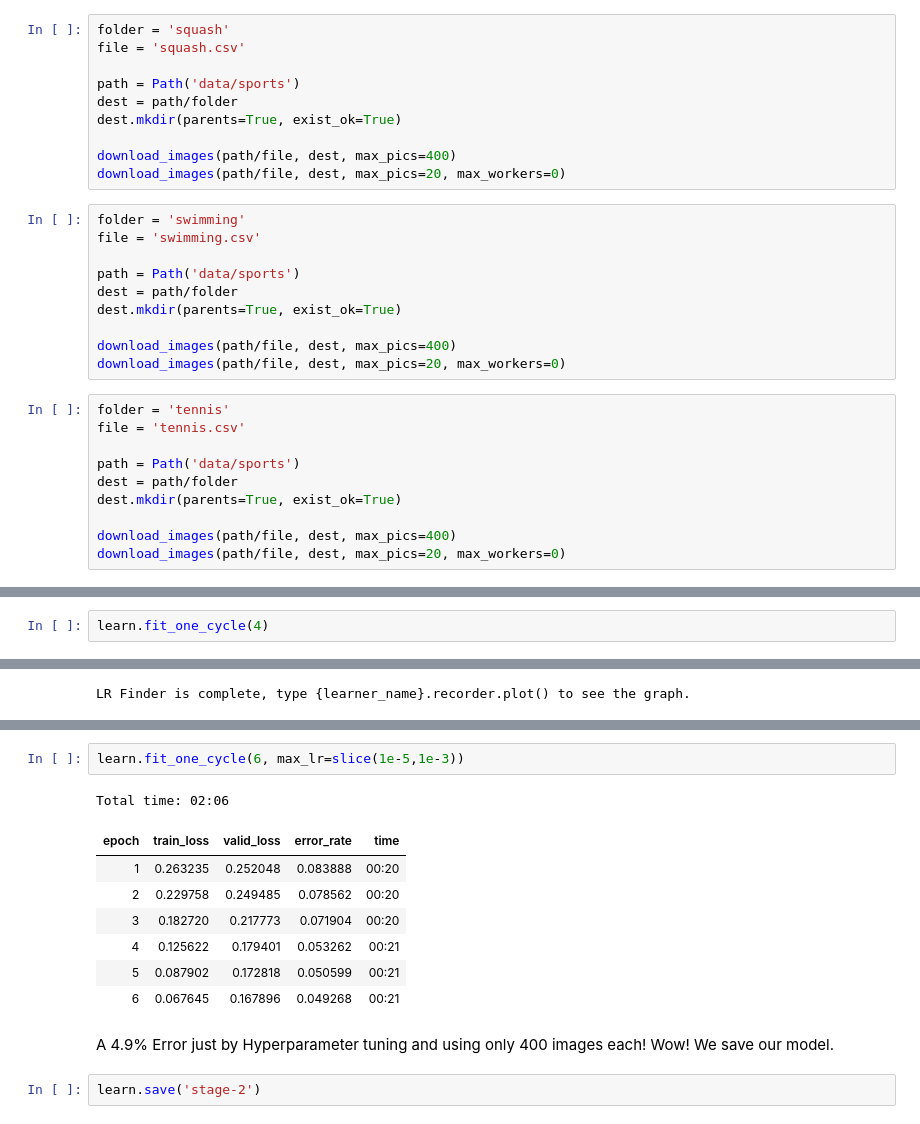
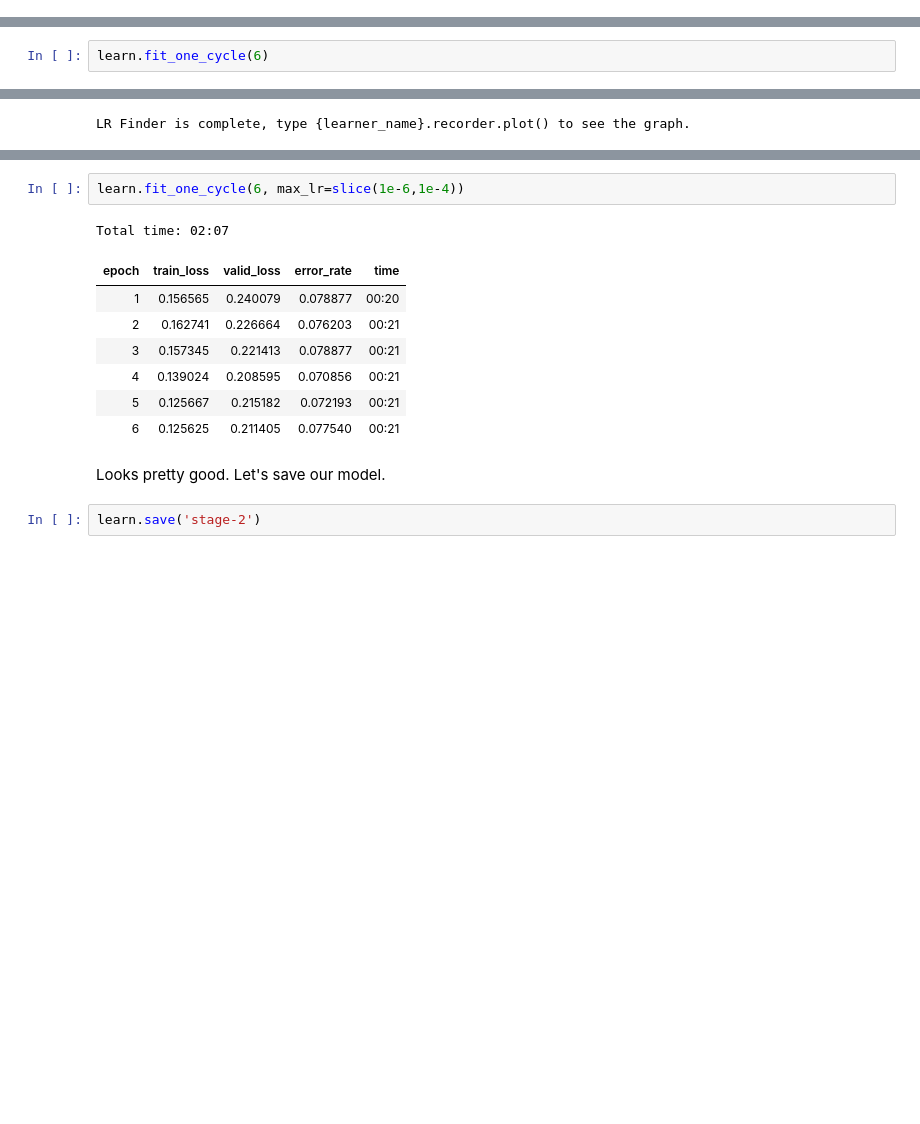
Before and after one commit to dgupta95/Computer-Vision, a Jupyter notebook: Sport_classification/Sports_Classification.ipynb, the cells around one changed output, grey strips where cells are left out. Cells and saved outputs as stored; diff of their text form; blank space fills up the shorter version.

```diff
--- a/Sport_classification/Sports_Classification.ipynb
+++ b/Sport_classification/Sports_Classification.ipynb
@@ -112,30 +51,0 @@ download_images(path/file, dest, max_pics=20, max_workers=0)
-# %%
-folder = 'squash'
-file = 'squash.csv'
-
-path = Path('data/sports')
-dest = path/folder
-dest.mkdir(parents=True, exist_ok=True)
-
-download_images(path/file, dest, max_pics=400)
-download_images(path/file, dest, max_pics=20, max_workers=0)
-# %%
-folder = 'swimming'
-file = 'swimming.csv'
-
-path = Path('data/sports')
-dest = path/folder
-dest.mkdir(parents=True, exist_ok=True)
-
-download_images(path/file, dest, max_pics=400)
-download_images(path/file, dest, max_pics=20, max_workers=0)
-# %%
-folder = 'tennis'
-file = 'tennis.csv'
-
-path = Path('data/sports')
-dest = path/folder
-dest.mkdir(parents=True, exist_ok=True)
-
-download_images(path/file, dest, max_pics=400)
-download_images(path/file, dest, max_pics=20, max_workers=0)
@@ -229,5 +126,5 @@ I train a CNN resnet34 for this task.
 # %%
 learn = create_cnn(data, models.resnet34, metrics=error_rate)
 # %%
-learn.fit_one_cycle(4)
+learn.fit_one_cycle(6)
 # %% [output]
@@ -257,16 +156,16 @@ learn.recorder.plot()
 # %%
-learn.fit_one_cycle(6, max_lr=slice(1e-5,1e-3))
+learn.fit_one_cycle(6, max_lr=slice(1e-6,1e-4))
 # %% [output]
-Total time: 02:06
+Total time: 02:07
 | epoch | train_loss | valid_loss | error_rate | time |
-| 1 | 0.263235 | 0.252048 | 0.083888 | 00:20 |
-| 2 | 0.229758 | 0.249485 | 0.078562 | 00:20 |
-| 3 | 0.182720 | 0.217773 | 0.071904 | 00:20 |
-| 4 | 0.125622 | 0.179401 | 0.053262 | 00:21 |
-| 5 | 0.087902 | 0.172818 | 0.050599 | 00:21 |
-| 6 | 0.067645 | 0.167896 | 0.049268 | 00:21 |
+| 1 | 0.156565 | 0.240079 | 0.078877 | 00:20 |
+| 2 | 0.162741 | 0.226664 | 0.076203 | 00:21 |
+| 3 | 0.157345 | 0.221413 | 0.078877 | 00:21 |
+| 4 | 0.139024 | 0.208595 | 0.070856 | 00:21 |
+| 5 | 0.125667 | 0.215182 | 0.072193 | 00:21 |
+| 6 | 0.125625 | 0.211405 | 0.077540 | 00:21 |
-# %% [markdown]
-A 4.9% Error just by Hyperparameter tuning and using only 400 images each! Wow! We save our model.
+# %% [markdown]
+Looks pretty good. Let's save our model.
 # %%
 learn.save('stage-2')
 # %% [markdown]
```
Also changed, not shown: parts of 22 cells of this notebook, 1 other file.
